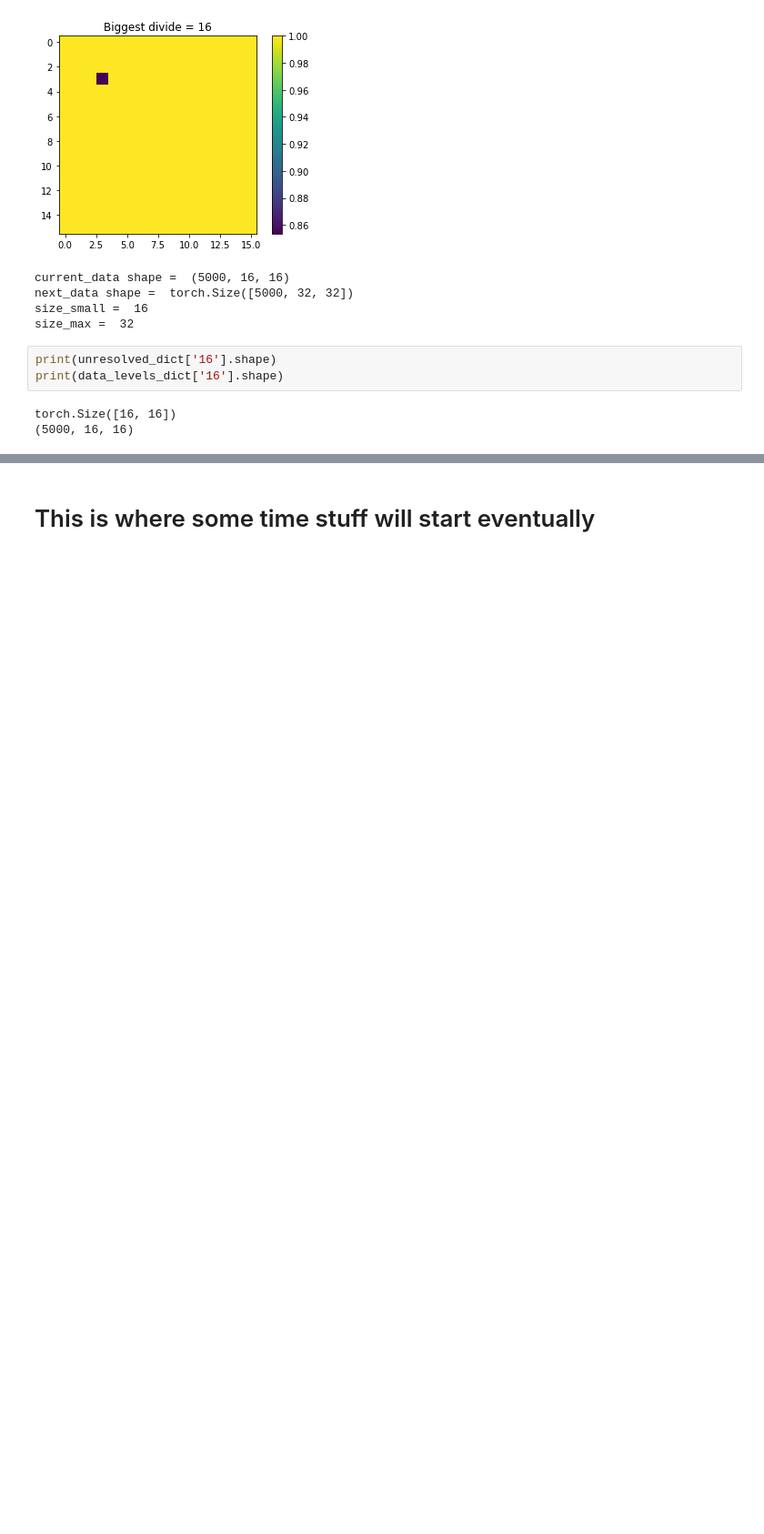
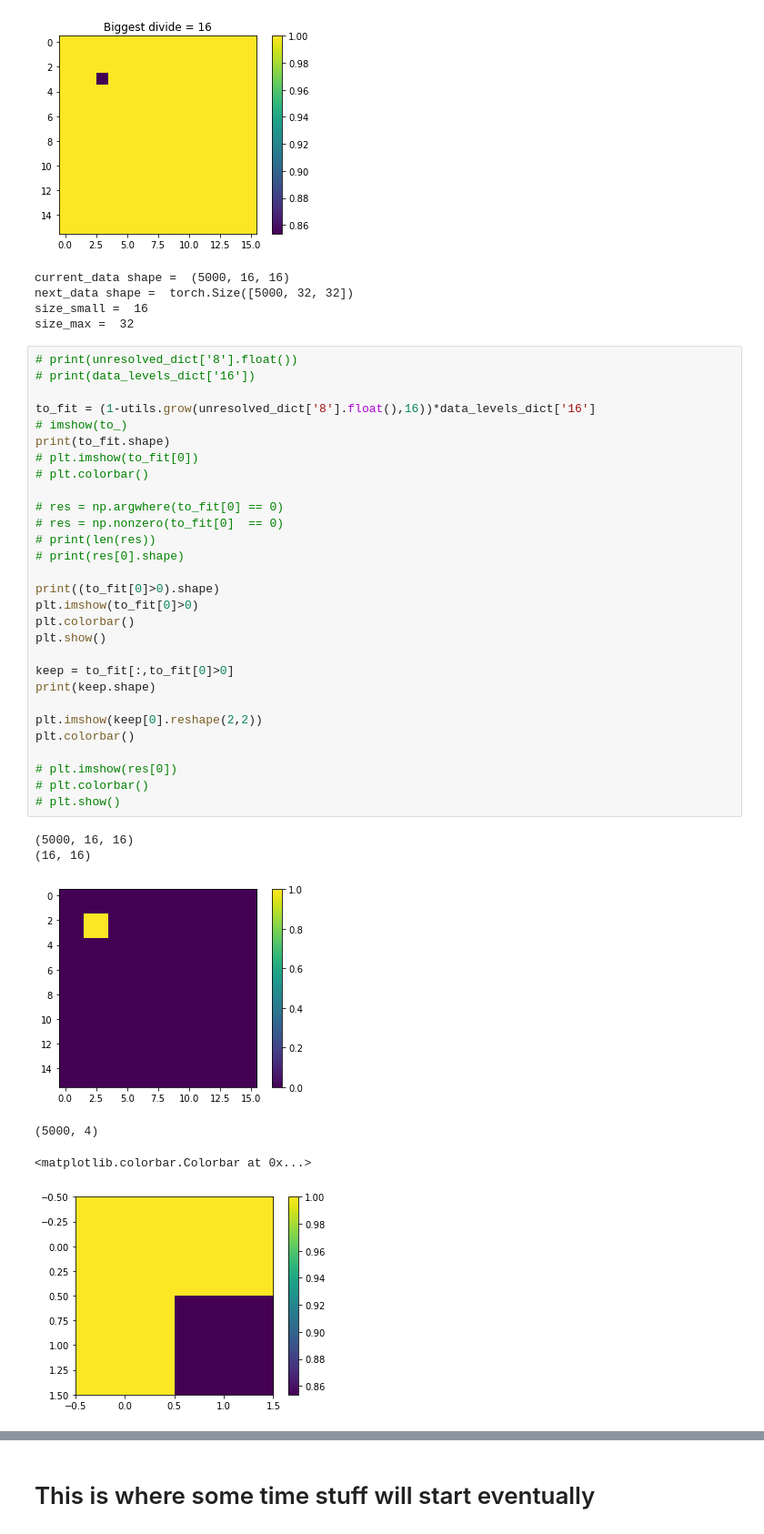
Before and after one commit to KatieJ16/Time_Space_multiscale, a Jupyter notebook: scripts/MrCAE_toy2_everything_averages.ipynb, the cells around one changed output, grey strips where cells are left out. Shown at 91% size. Cells and saved outputs as stored; diff of their text form; blank space fills up the shorter version.

```diff
--- a/scripts/MrCAE_toy2_everything_averages.ipynb
+++ b/scripts/MrCAE_toy2_everything_averages.ipynb
@@ -100,9 +100,39 @@ current_data shape =  (5000, 16, 16)
 next_data shape =  torch.Size([5000, 32, 32])
 size_small =  16
 size_max =  32
-# %%
-print(unresolved_dict['16'].shape)
-print(data_levels_dict['16'].shape)
-# %% [output]
-torch.Size([16, 16])
-(5000, 16, 16)
+# %%
+# print(unresolved_dict['8'].float())
+# print(data_levels_dict['16'])
+
+to_fit = (1-utils.grow(unresolved_dict['8'].float(),16))*data_levels_dict['16']
+# imshow(to_)
+print(to_fit.shape)
+# plt.imshow(to_fit[0])
+# plt.colorbar()
+
+# res = np.argwhere(to_fit[0] == 0)
+# res = np.nonzero(to_fit[0]  == 0)
+# print(len(res))
+# print(res[0].shape)
+
+print((to_fit[0]>0).shape)
+plt.imshow(to_fit[0]>0)
+plt.colorbar()
+plt.show()
+
+keep = to_fit[:,to_fit[0]>0]
+print(keep.shape)
+
+plt.imshow(keep[0].reshape(2,2))
+plt.colorbar()
+
+# plt.imshow(res[0])
+# plt.colorbar()
+# plt.show()
+# %% [output]
+(5000, 16, 16)
+(16, 16)
+[figure, added]
+(5000, 4)
+<matplotlib.colorbar.Colorbar at 0x...>
+[figure, added]
```
Also changed, not shown: parts of 11 cells of this notebook.
